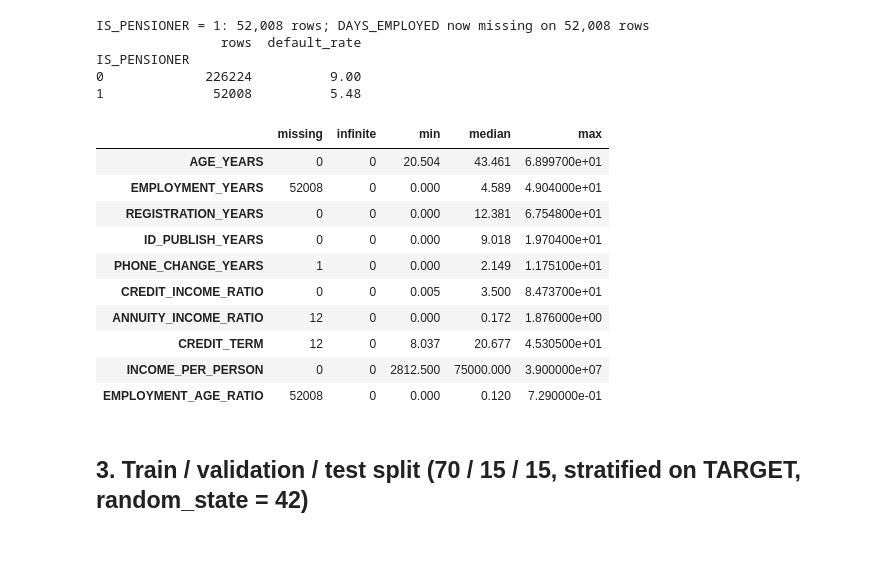
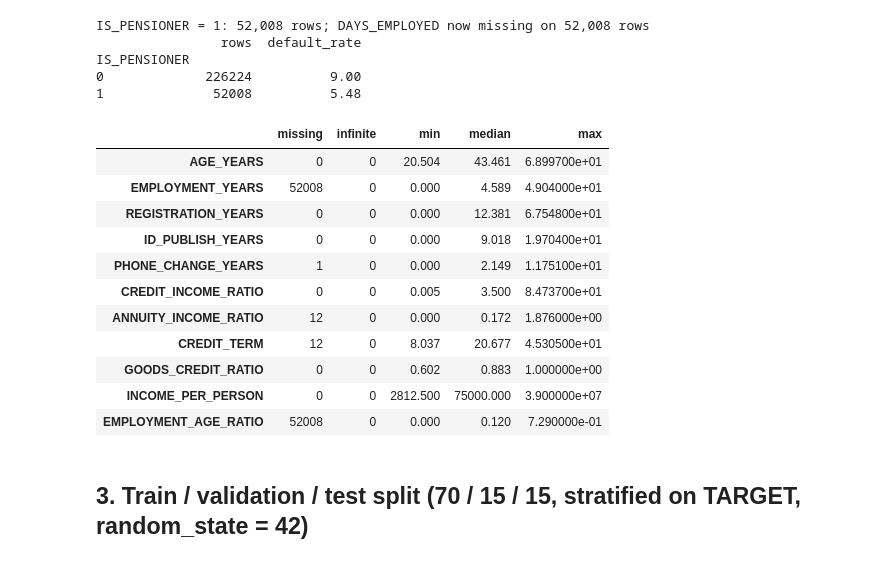
Before and after one commit to racha-cbn/Noria, a Jupyter notebook: notebooks/02_preparation.ipynb, the cells around one changed output. Cells and saved outputs as stored; diff of their text form; code cells hidden in the pictures.

```diff
--- a/notebooks/02_preparation.ipynb
+++ b/notebooks/02_preparation.ipynb
@@ -112,26 +112,28 @@ IS_PENSIONER
 1              52008          5.48
 # %%
 created = list(config.YEARS_FROM_DAYS) + [
-    "CREDIT_INCOME_RATIO", "ANNUITY_INCOME_RATIO", "CREDIT_TERM", "INCOME_PER_PERSON", "EMPLOYMENT_AGE_RATIO"]
+    "CREDIT_INCOME_RATIO", "ANNUITY_INCOME_RATIO", "CREDIT_TERM", "GOODS_CREDIT_RATIO",
+    "INCOME_PER_PERSON", "EMPLOYMENT_AGE_RATIO"]
 checks = pd.DataFrame({
     "missing": df[created].isna().sum(),
     "infinite": np.isinf(df[created]).sum(),
     "min": df[created].min().round(3),
     "median": df[created].median().round(3),
     "max": df[created].max().round(3),
 })
 display(checks)
 assert checks["infinite"].sum() == 0, "a division produced inf"
 # %% [output]
 |  | missing | infinite | min | median | max |
 | AGE_YEARS | 0 | 0 | 20.504 | 43.461 | 6.899700e+01 |
 | EMPLOYMENT_YEARS | 52008 | 0 | 0.000 | 4.589 | 4.904000e+01 |
 | REGISTRATION_YEARS | 0 | 0 | 0.000 | 12.381 | 6.754800e+01 |
 | ID_PUBLISH_YEARS | 0 | 0 | 0.000 | 9.018 | 1.970400e+01 |
 | PHONE_CHANGE_YEARS | 1 | 0 | 0.000 | 2.149 | 1.175100e+01 |
 | CREDIT_INCOME_RATIO | 0 | 0 | 0.005 | 3.500 | 8.473700e+01 |
 | ANNUITY_INCOME_RATIO | 12 | 0 | 0.000 | 0.172 | 1.876000e+00 |
 | CREDIT_TERM | 12 | 0 | 8.037 | 20.677 | 4.530500e+01 |
+| GOODS_CREDIT_RATIO | 0 | 0 | 0.602 | 0.883 | 1.000000e+00 |
 | INCOME_PER_PERSON | 0 | 0 | 2812.500 | 75000.000 | 3.900000e+07 |
 | EMPLOYMENT_AGE_RATIO | 52008 | 0 | 0.000 | 0.120 | 7.290000e-01 |
 # %% [markdown]
```
Also changed, not shown: parts of 10 cells of this notebook, 5 other files.
